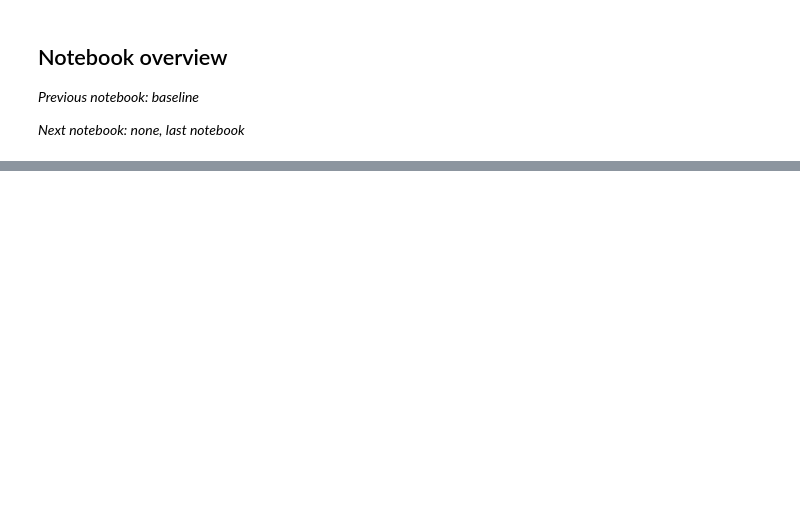
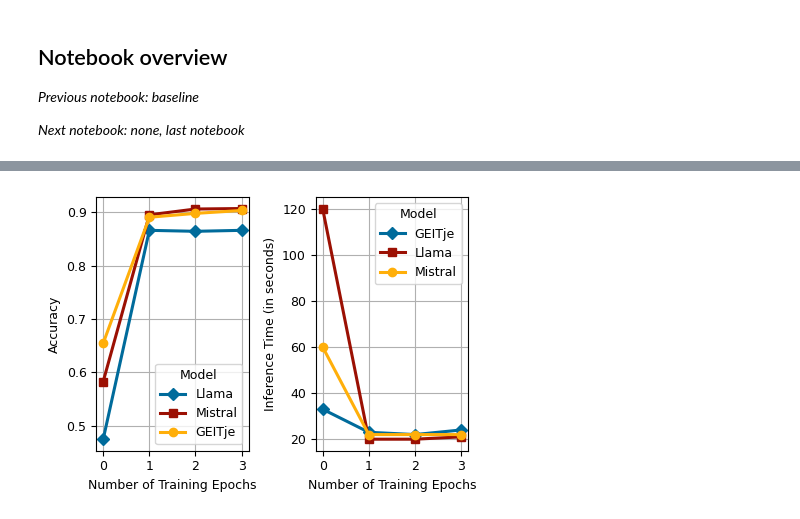
Before and after one commit to Amsterdam-Internships/document-classification-using-large-language-models, a Jupyter notebook: notebooks/9plot.ipynb, the cells around one changed output, grey strips where cells are left out. Saved outputs shown, nothing was run; the diff lists cells and outputs as text; code cells hidden in the pictures; blank space fills up the shorter version.

```diff
--- a/notebooks/9plot.ipynb
+++ b/notebooks/9plot.ipynb
@@ -148,0 +253,53 @@ plt.show()
+# %%
+import matplotlib.pyplot as plt
+
+# First plot
+plt.figure(figsize=(4.5, 3.25))  # Adjust figsize as needed
+# colors = ['#0B6623', '#9B1003', '#2093c3']
+
+colors = ['#008080', '#00BFFF', '#FF4500']
+colors = ['#D81B60', '#1E88E5', '#FFC107']
+colors = ['#000373',  '#FFB000' ,  "#E64B89" ]
+colors = ['#006B9B', '#9B1003',  '#FFAF0A']
+
+markers = ['D', 's', 'o']  # Square, Star, Diamond
+marker_size = 14
+line_width = 2.2
+
+
+plt.subplot(1, 2, 1)  # Subplot with 1 row, 2 columns, position 1
+df = overview.copy()
+# for idx, model in enumerate(df['base_model'].unique()):
+for idx, model in enumerate(['Llama', 'Mistral', 'GEITje']):
+
+    model_df = df[df['base_model'] == model]
+    plt.plot(model_df['epoch'], model_df['accuracy'], marker=markers[idx], label=model, color=colors[idx % len(colors)], linewidth=line_width)
+
+fs = 9
+plt.xticks(fontsize=fs)
+plt.yticks(fontsize=fs)
+plt.xticks([0,1, 2, 3],fontsize=fs)
+plt.xlabel('Number of Training Epochs', fontsize=fs)
+plt.ylabel('Accuracy', fontsize=fs)
+plt.legend(title='Model', fontsize=fs, title_fontsize=fs)
+plt.grid(True)
+
+# Second plot
+plt.subplot(1, 2, 2)  # Subplot with 1 row, 2 columns, position 2
+df = overview.copy()
+for idx, model in enumerate(df['base_model'].unique()):
+    model_df = df[df['base_model'] == model]
+    plt.plot(model_df['epoch'], model_df['runtime_per_doc'], marker=markers[idx], label=model, color=colors[idx % len(colors)], linewidth=line_width)
+
+plt.xticks(fontsize=fs)
+plt.yticks(fontsize=fs)
+plt.xticks([0,1, 2, 3],fontsize=fs)
+plt.xlabel('Number of Training Epochs', fontsize=fs)
+plt.ylabel('Inference Time (in seconds)', fontsize=fs)
+plt.legend(title='Model', fontsize=fs, title_fontsize=fs)
+plt.grid(True)
+
+plt.tight_layout()  # Ensures plots are nicely spaced
+plt.show()
+# %% [output]
+[figure, added]
```
Also changed, not shown: parts of 18 cells of this notebook, 24 other files.
